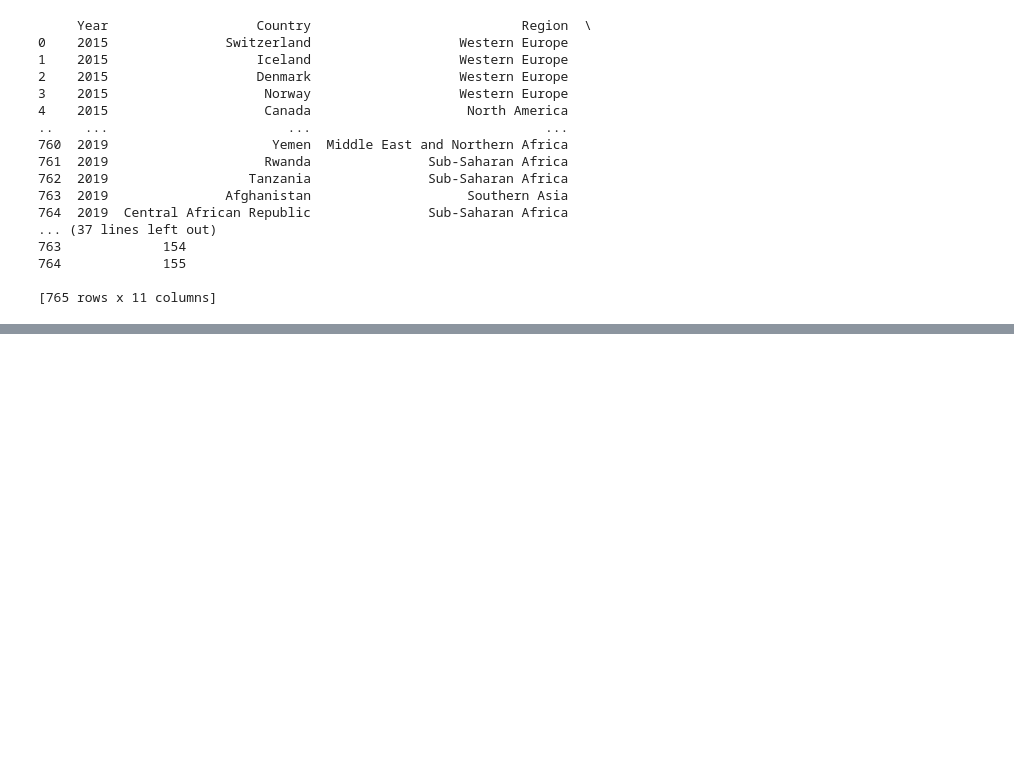
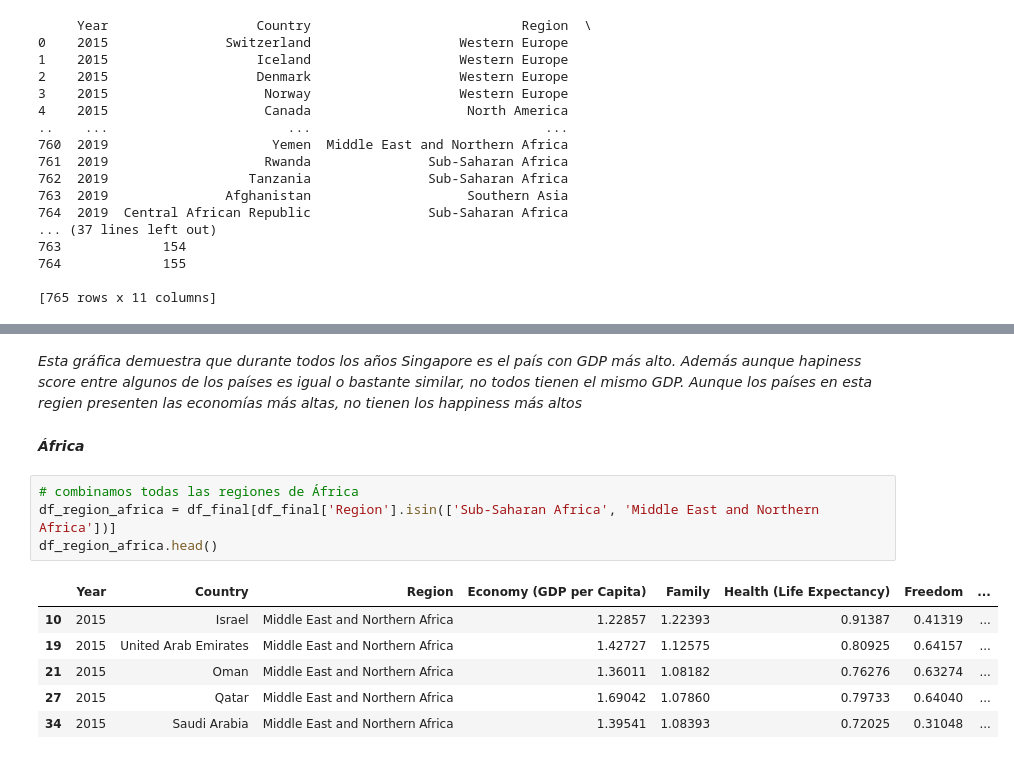
Before and after one commit to dianaxime/DM_Proyecto, a Jupyter notebook: World Happiness Analysis.ipynb, the cells around one changed output, grey strips where cells are left out. Drawn from its saved outputs; the diff is of its cells as text; blank space fills up the shorter version.

```diff
--- a/World Happiness Analysis.ipynb
+++ b/World Happiness Analysis.ipynb
@@ -184,0 +266,15 @@ print(df_final)
+# %% [markdown]
+_Esta gráfica demuestra que durante todos los años Singapore es el país con GDP más alto. Además aunque hapiness score entre algunos de los países es igual o bastante similar, no todos tienen el mismo GDP. Aunque los países en esta regien presenten las economías más altas, no tienen los happiness más altos_
+# %% [markdown]
+_**África**_
+# %%
+# combinamos todas las regiones de África
+df_region_africa = df_final[df_final['Region'].isin(['Sub-Saharan Africa', 'Middle East and Northern Africa'])]
+df_region_africa.head()
+# %% [output]
+|  | Year | Country | Region | Economy (GDP per Capita) | Family | Health (Life Expectancy) | Freedom | ... |
+| 10 | 2015 | Israel | Middle East and Northern Africa | 1.22857 | 1.22393 | 0.91387 | 0.41319 | ... |
+| 19 | 2015 | United Arab Emirates | Middle East and Northern Africa | 1.42727 | 1.12575 | 0.80925 | 0.64157 | ... |
+| 21 | 2015 | Oman | Middle East and Northern Africa | 1.36011 | 1.08182 | 0.76276 | 0.63274 | ... |
+| 27 | 2015 | Qatar | Middle East and Northern Africa | 1.69042 | 1.07860 | 0.79733 | 0.64040 | ... |
+| 34 | 2015 | Saudi Arabia | Middle East and Northern Africa | 1.39541 | 1.08393 | 0.72025 | 0.31048 | ... |
```
Also changed, not shown: parts of 35 cells of this notebook.
